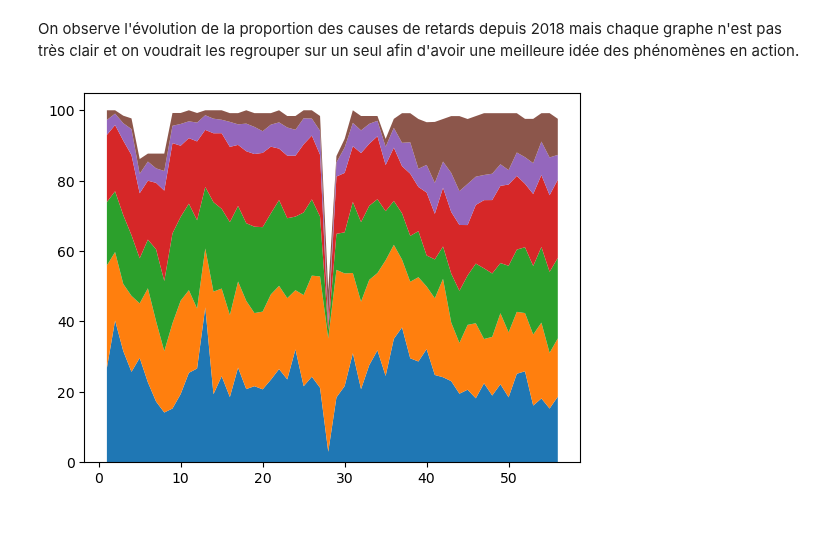
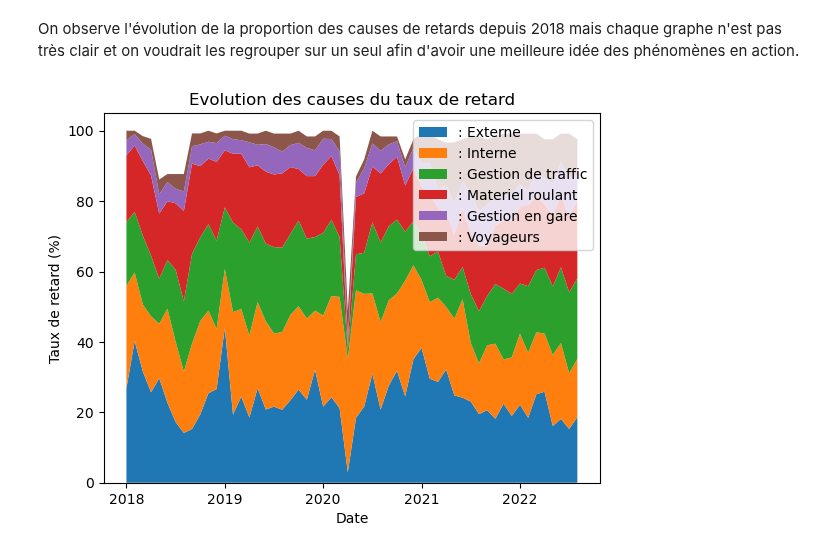
Before and after one commit to DiegoRenaud/Exercice, a Jupyter notebook: Analyse_retards.ipynb, the cells around one changed output. Drawn from its saved outputs; the diff is of its cells as text; code cells hidden in the pictures; blank space fills up the shorter version.

```diff
--- a/Analyse_retards.ipynb
+++ b/Analyse_retards.ipynb
@@ -491,10 +491,13 @@ On observe l'évolution de la proportion des causes de retards depuis 2018 mais
 # %%
 C = [E, I, G, M, GG, V]
 inde = range(1,57)
 fig, ax = plt.subplots()
-
 ax.stackplot(inde, C)
-
+ax.set_ylabel('Taux de retard (%)')
+ax.set_xlabel('Date')
+ax.set_title('Evolution des causes du taux de retard')
+ax.legend(labels=[': Externe', ': Interne',': Gestion de traffic',': Materiel roulant',': Gestion en gare',': Voyageurs' ])
+plt.xticks([1,13,25,37,49],['2018', '2019', '2020', '2021', '2022'])
 plt.show()
 # %% [output]
-[figure, old version]
+[figure, new version]
```
